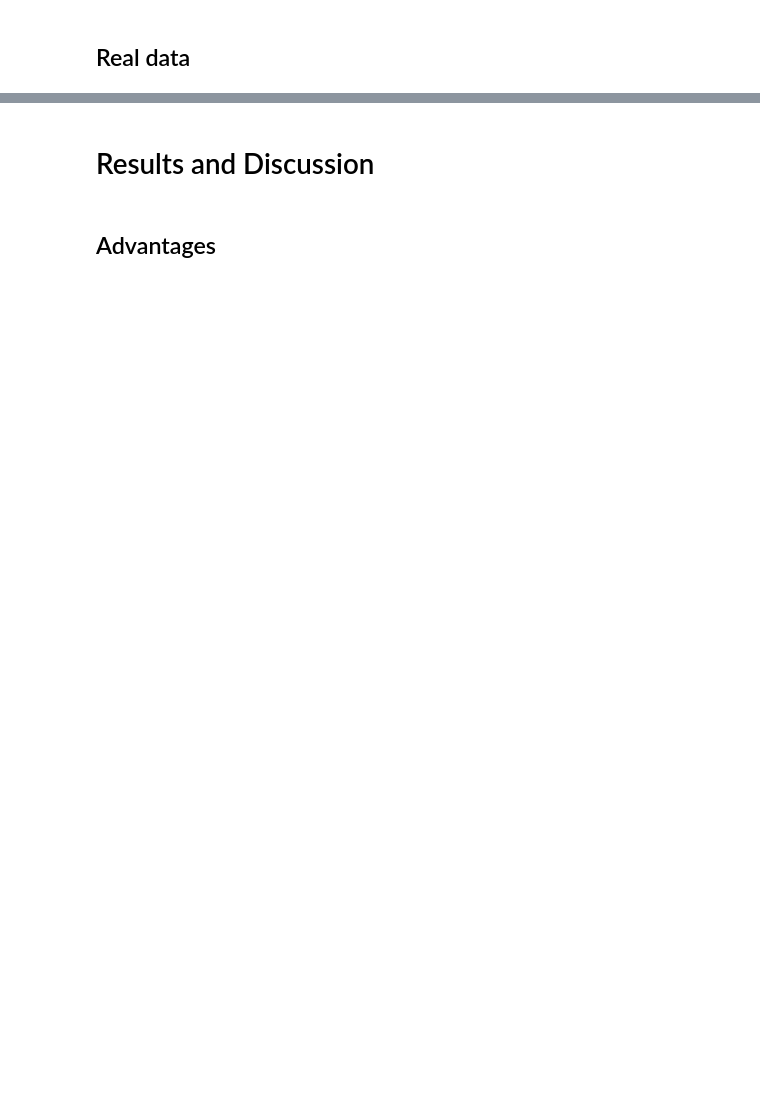
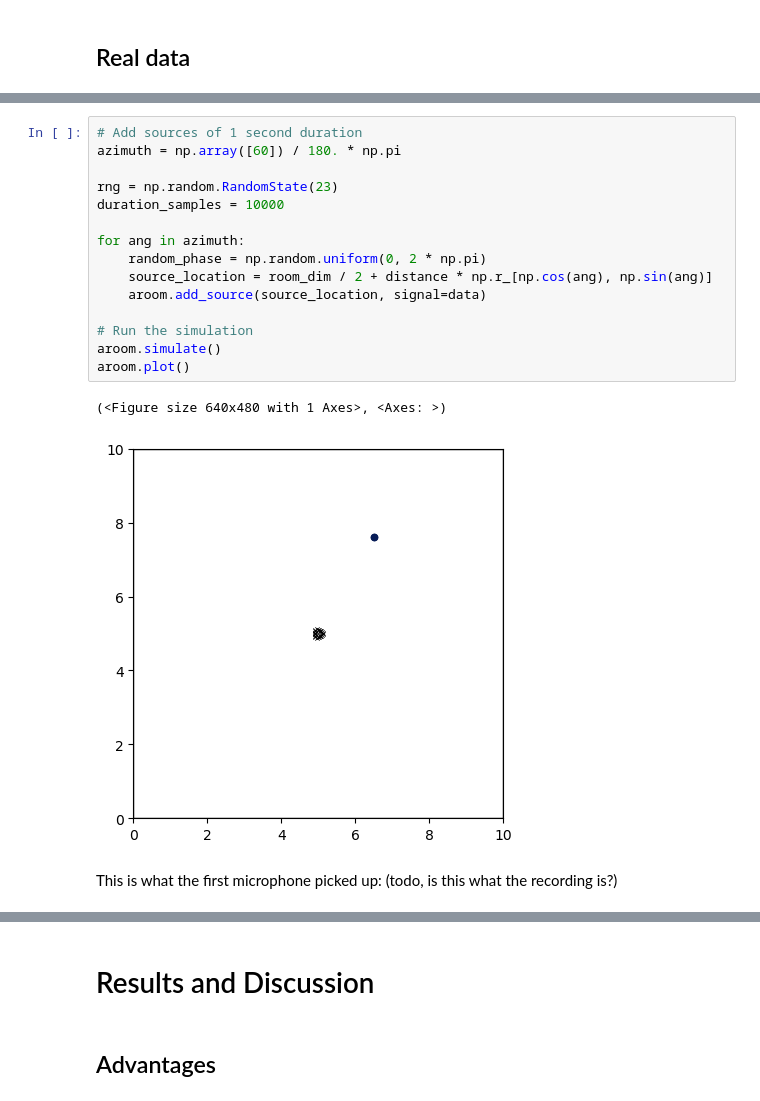
Before and after one commit to MichelDucartier/music_doa, a Jupyter notebook: MUSIC_simulated.ipynb, the cells around one changed output, grey strips where cells are left out. Cells and saved outputs as stored; diff of their text form; blank space fills up the shorter version.

Commit message:
first draft of report

```diff
--- a/MUSIC_simulated.ipynb
+++ b/MUSIC_simulated.ipynb
@@ -185,0 +234,20 @@ actual thetas:    [0.5 1. ]
+# %%
+# Add sources of 1 second duration
+azimuth = np.array([60]) / 180. * np.pi
+
+rng = np.random.RandomState(23)
+duration_samples = 10000
+
+for ang in azimuth:
+    random_phase = np.random.uniform(0, 2 * np.pi)
+    source_location = room_dim / 2 + distance * np.r_[np.cos(ang), np.sin(ang)]
+    aroom.add_source(source_location, signal=data)
+
+# Run the simulation
+aroom.simulate()
+aroom.plot()
+# %% [output]
+(<Figure size 640x480 with 1 Axes>, <Axes: >)
+[figure, added]
+# %% [markdown]
+This is what the first microphone picked up: (todo, is this what the recording is?)
```
Also changed, not shown: parts of 32 cells of this notebook, 5 other files.
